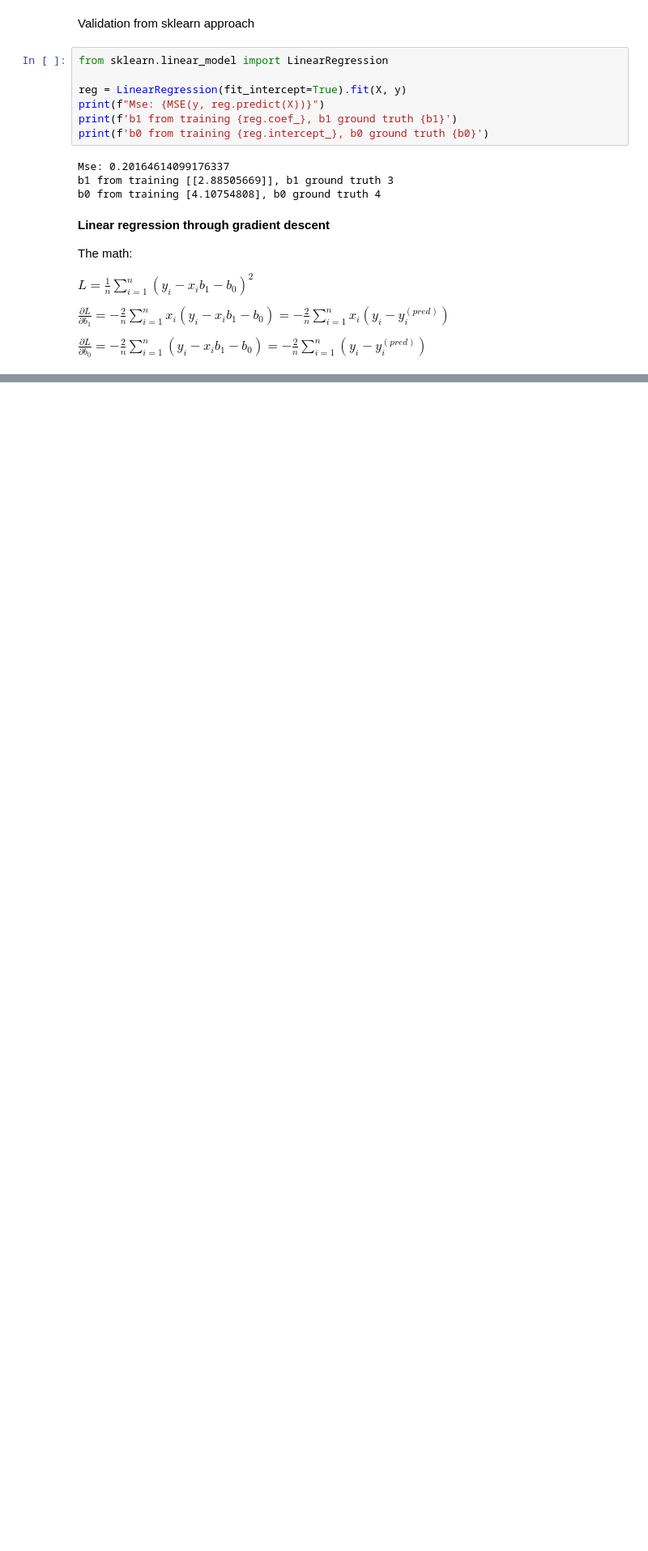
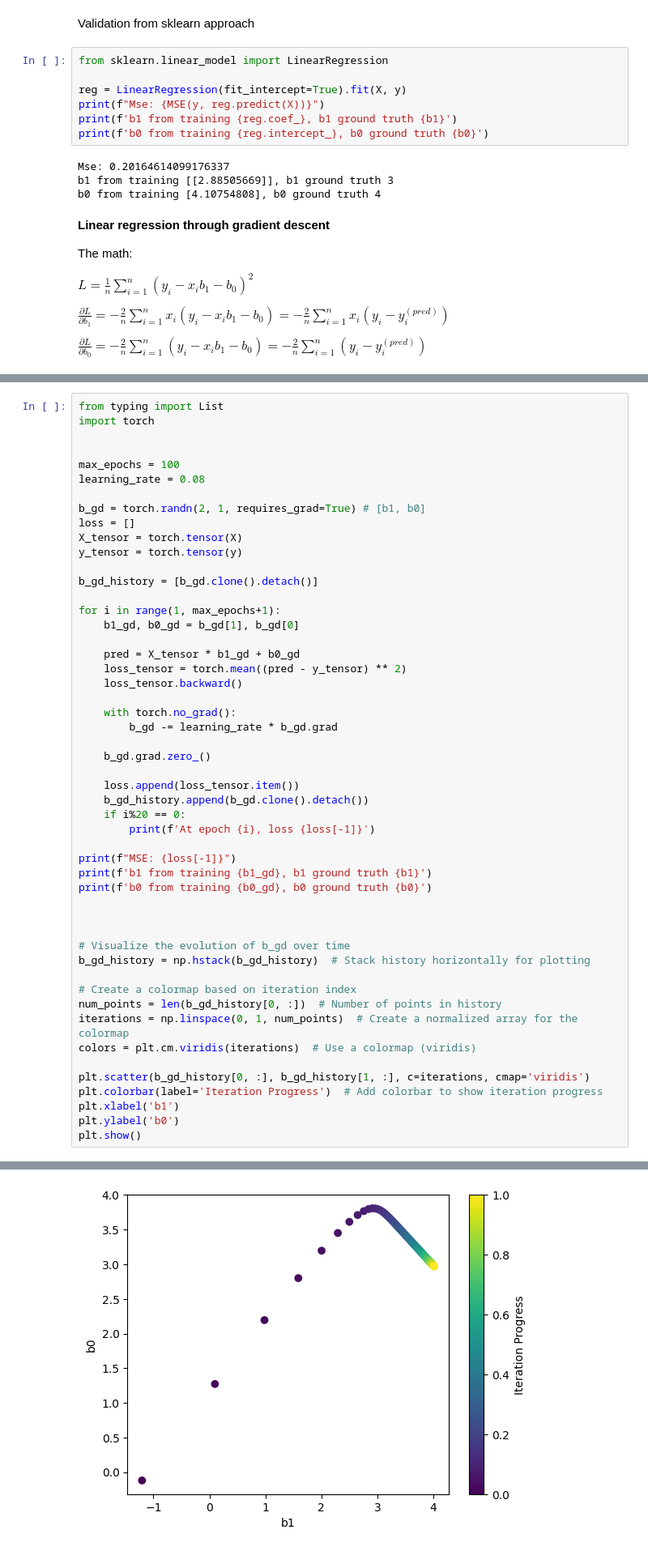
Before and after one commit to lhlich/ml_coding, a Jupyter notebook: classic_ml/linear_regression_gradient_descent.ipynb, the cells around one changed output, grey strips where cells are left out. Shown: that part at 81% size. Saved outputs shown, nothing was run; the diff lists cells and outputs as text; blank space fills up the shorter version.

```diff
--- a/classic_ml/linear_regression_gradient_descent.ipynb
+++ b/classic_ml/linear_regression_gradient_descent.ipynb
@@ -146,0 +223,52 @@ b0 from training [4.06762408], b0 ground truth 4
+# %%
+from typing import List
+import torch
+
+
+max_epochs = 100
+learning_rate = 0.08
+
+b_gd = torch.randn(2, 1, requires_grad=True) # [b1, b0]
+loss = []
+X_tensor = torch.tensor(X)
+y_tensor = torch.tensor(y)
+
+b_gd_history = [b_gd.clone().detach()]
+
+for i in range(1, max_epochs+1):
+    b1_gd, b0_gd = b_gd[1], b_gd[0]
+
+    pred = X_tensor * b1_gd + b0_gd
+    loss_tensor = torch.mean((pred - y_tensor) ** 2)
+    loss_tensor.backward()
+
+    with torch.no_grad():
+        b_gd -= learning_rate * b_gd.grad
+
+    b_gd.grad.zero_()
+
+    loss.append(loss_tensor.item())
+    b_gd_history.append(b_gd.clone().detach())
+    if i%20 == 0:
+        print(f'At epoch {i}, loss {loss[-1]}')
+
+print(f"MSE: {loss[-1]}")
+print(f'b1 from training {b1_gd}, b1 ground truth {b1}')
+print(f'b0 from training {b0_gd}, b0 ground truth {b0}')
+
+
+
+# Visualize the evolution of b_gd over time
+b_gd_history = np.hstack(b_gd_history)  # Stack history horizontally for plotting
+
+# Create a colormap based on iteration index
+num_points = len(b_gd_history[0, :])  # Number of points in history
+iterations = np.linspace(0, 1, num_points)  # Create a normalized array for the colormap
+colors = plt.cm.viridis(iterations)  # Use a colormap (viridis)
+
+plt.scatter(b_gd_history[0, :], b_gd_history[1, :], c=iterations, cmap='viridis')
+plt.colorbar(label='Iteration Progress')  # Add colorbar to show iteration progress
+plt.xlabel('b1')
+plt.ylabel('b0')
+plt.show()
+# %% [output]
@@ -146,0 +283 @@ b0 from training [4.06762408], b0 ground truth 4
+[figure, added]
```
Also changed, not shown: parts of 5 cells of this notebook, 2 other files.
